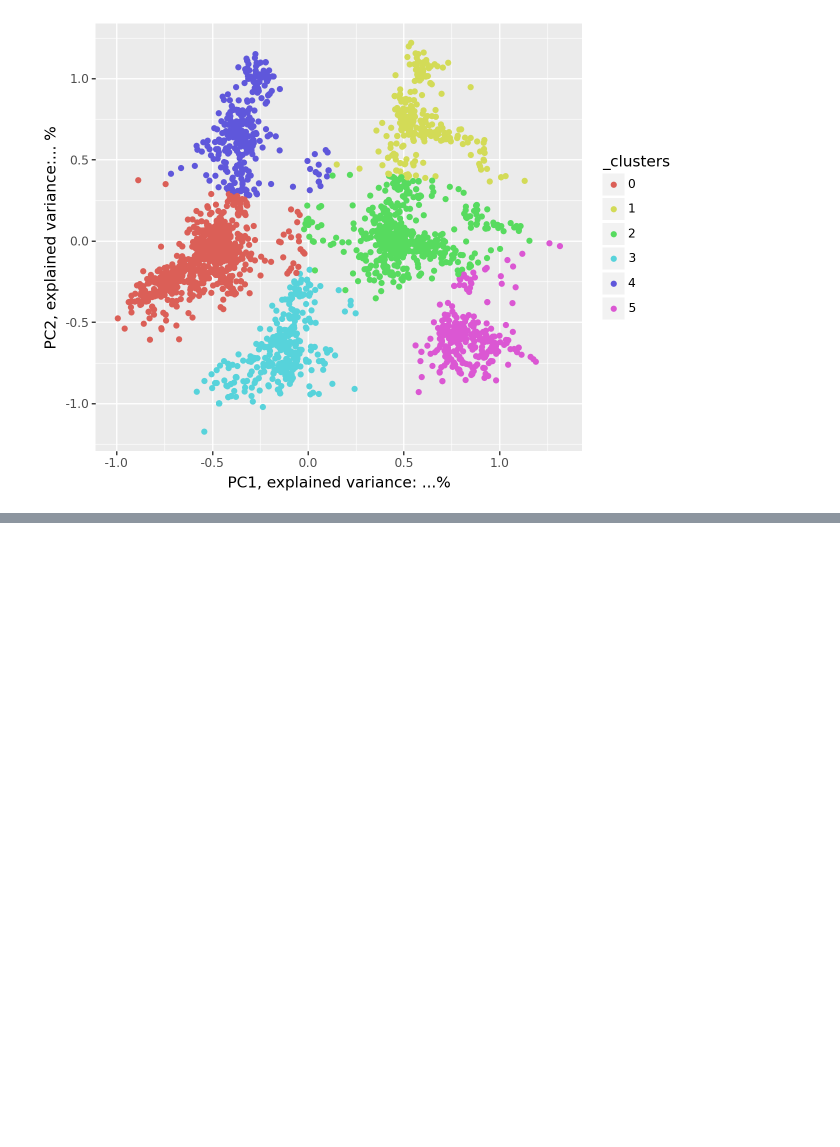
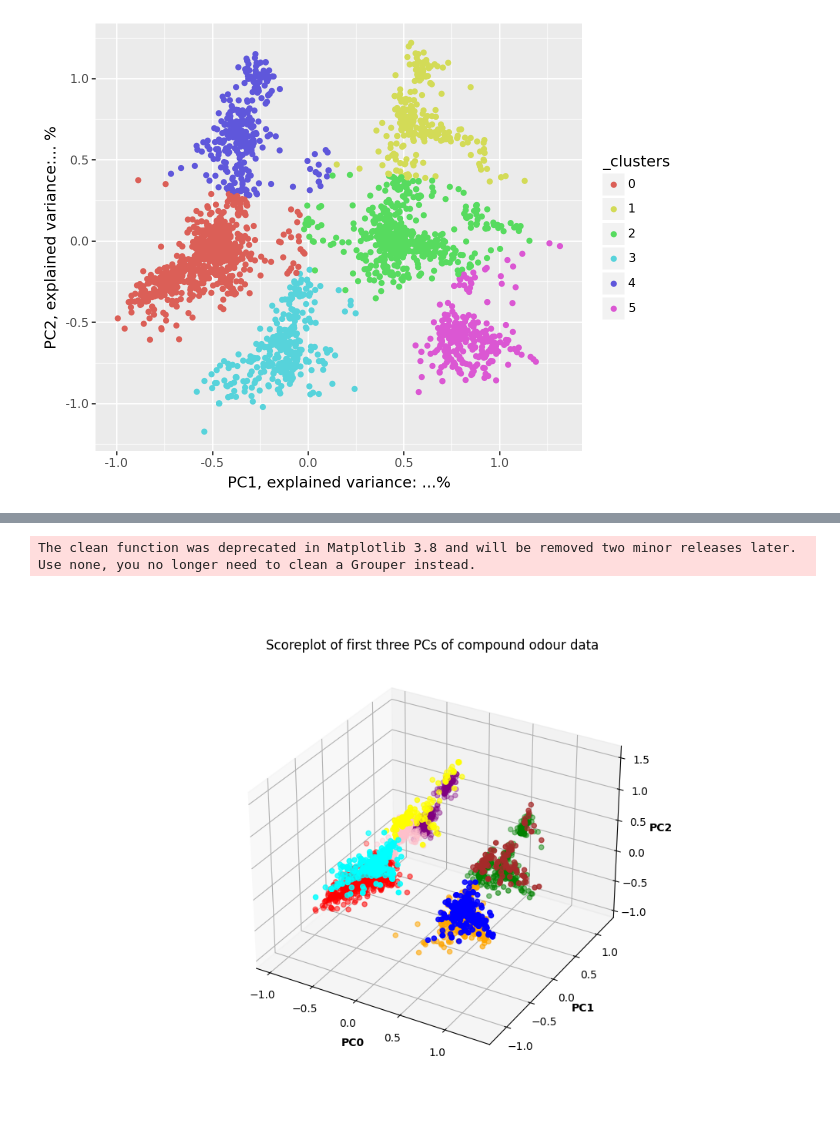
Before and after one commit to IOuadah/SML_Project, a Jupyter notebook: data_prep.ipynb, the cells around one changed output, grey strips where cells are left out. Saved outputs shown, nothing was run; the diff lists cells and outputs as text; code cells hidden in the pictures; blank space fills up the shorter version.

Commit message:
PCA+K-means 3D plot
PCA met 3PCs, K-mean clustering met 9 clusters en 3d plot toegevoegd.

```diff
--- a/data_prep.ipynb
+++ b/data_prep.ipynb
@@ -214,0 +242,31 @@ ylab("PC2, explained variance:... %")
+# %%
+# Doing PCA with 3 PCs
+pca = PCA(3)
+label_3pc = pca.fit_transform(labels_)
+exp_var = pca.explained_variance_ratio_
+total_exp_var = exp_var.sum()
+
+df_pc3_labels = pd.DataFrame(label_3pc)
+
+# Doing k-means clustering
+cluster9 = KMeans(n_clusters = 9, random_state = 12345).fit(label_3pc)
+cluster9.labels_
+df_pc3_labels["_clusters"] = pd.Categorical(cluster9.labels_)
+# %%
+# Creating figure
+fig = plt.figure(figsize = (10, 7))
+ax = plt.axes(projection ="3d")
+
+# Creating plot
+colors = {0:"red",1:"blue",2:"green",3:"yellow",4:"orange",5:"pink",6:"purple",7:"cyan",8:"brown"}
+ax.scatter3D(df_pc3_labels[0], df_pc3_labels[1], df_pc3_labels[2], c = df_pc3_labels["_clusters"].map(colors))
+plt.title("Scoreplot of first three PCs of compound odour data")
+ax.set_xlabel("PC0", fontweight = "bold")
+ax.set_ylabel("PC1", fontweight = "bold")
+ax.set_zlabel("PC2", fontweight = "bold")
+
+# show plot
+plt.show()
+# %% [output]
+The clean function was deprecated in Matplotlib 3.8 and will be removed two minor releases later. Use none, you no longer need to clean a Grouper instead.
+[figure, added]
```
Also changed, not shown: parts of 4 cells of this notebook.
